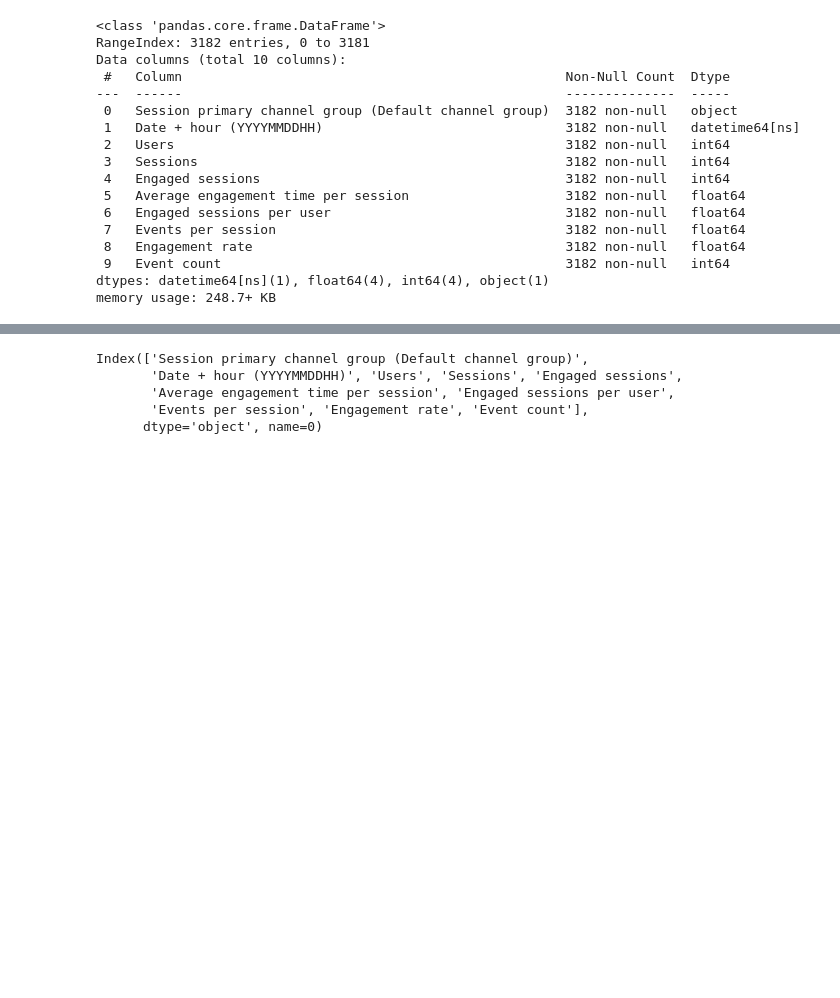
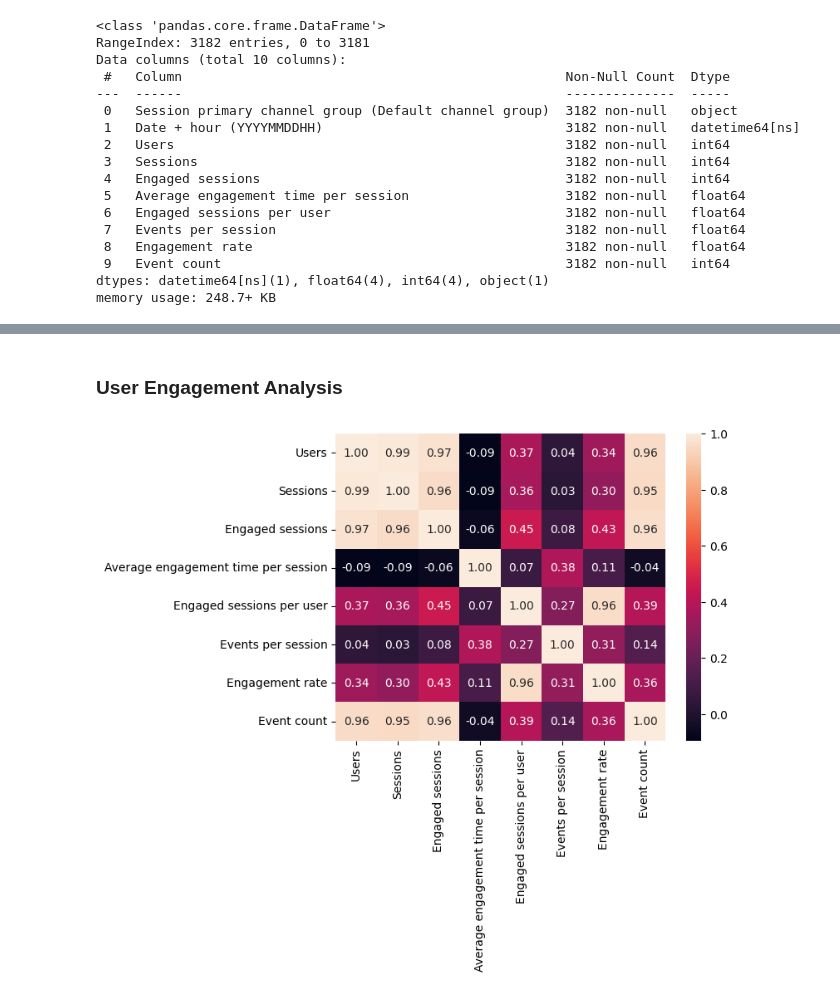
Before and after one commit to Tanwar-Aastha/Website-Performance-Analysis, a Jupyter notebook: performance_analysis.ipynb, the cells around one changed output, grey strips where cells are left out. Saved outputs shown, nothing was run; the diff lists cells and outputs as text; code cells hidden in the pictures; blank space fills up the shorter version.

Commit message:
complete two objectives

```diff
--- a/performance_analysis.ipynb
+++ b/performance_analysis.ipynb
@@ -129,11 +129,15 @@ data.describe()
 | 75% | 2024-04-26 22:00:00 | 60.000000 | 71.000000 | 41.000000 | 71.487069 | 0.750000 | ... |
 | max | 2024-05-03 23:00:00 | 237.000000 | 300.000000 | 144.000000 | 4525.000000 | 2.000000 | ... |
 | std | NaN | 29.582258 | 36.919962 | 20.650569 | 127.200659 | 0.264023 | ... |
-# %%
-data.columns
-# %% [output]
-Index(['Session primary channel group (Default channel group)',
-       'Date + hour (YYYYMMDDHH)', 'Users', 'Sessions', 'Engaged sessions',
-       'Average engagement time per session', 'Engaged sessions per user',
-       'Events per session', 'Engagement rate', 'Event count'],
-      dtype='object', name=0)
+# %% [markdown]
+### **User Engagement Analysis**
+# %%
+# checking the correlation between the features
+data.iloc[:,2:].corr()
+
+sns.heatmap(data.iloc[:,2:].corr(), annot=True, fmt='.2f')
+plt.xlabel('')
+plt.ylabel('')
+plt.show()
+# %% [output]
+[figure, added]
```
Also changed, not shown: parts of 10 cells of this notebook.
